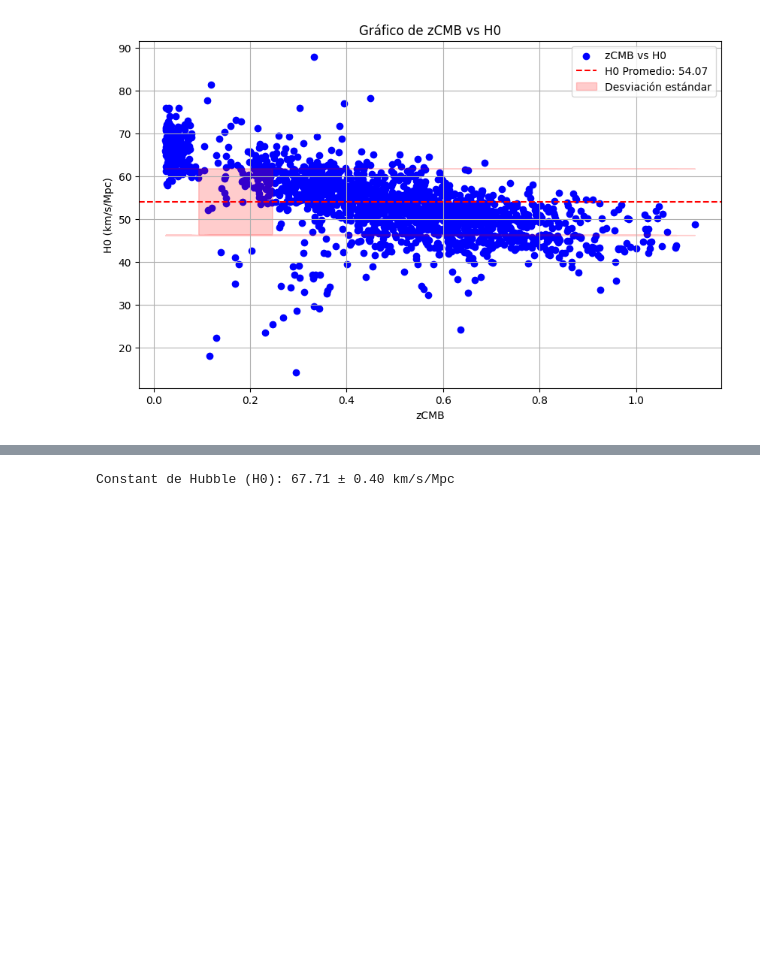
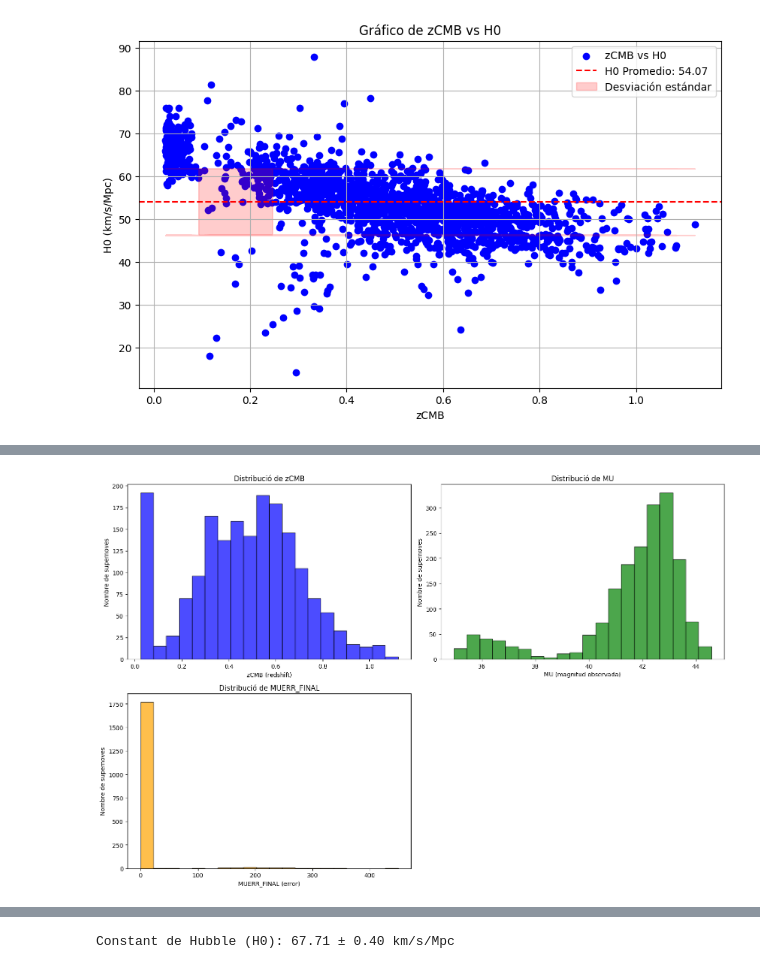
Before and after one commit to drfperez/lightkurve, a Jupyter notebook: HOCalculus.ipynb, the cells around one changed output, grey strips where cells are left out. Cells and saved outputs as stored; diff of their text form; code cells hidden in the pictures; blank space fills up the shorter version.

```diff
--- a/HOCalculus.ipynb
+++ b/HOCalculus.ipynb
@@ -64,0 +249,69 @@ Desviación estándar de H0: 7.74 km/s/Mpc
+# %%
+
+import pandas as pd
+import numpy as np
+import matplotlib.pyplot as plt
+
+# Carregar el CSV
+from google.colab import files
+uploaded = files.upload()
+
+# Carregar les dades al DataFrame
+df = pd.read_csv(io.BytesIO(uploaded[list(uploaded.keys())[0]]))
+
+# 1. Resum estadístic complet
+print("Resum estadístic de les dades:")
+print(df.describe(include='all'))
+
+# 2. Comprovació de valors nuls
+print("\nValors nuls per columna:")
+print(df.isnull().sum())
+
+# 3. Verificació de tipus de dades
+print("\nTipus de dades de cada columna:")
+print(df.dtypes)
+
+# 4. Valors únics per a columnes rellevants
+print("\nValors únics a 'IDSURVEY':", df['IDSURVEY'].unique())
+print("Valors únics a 'zCMB':", df['zCMB'].unique()[:5], "...")
+print("Valors únics a 'MU':", df['MU'].unique()[:5], "...")
+
+# 5. Histogrames per identificar distribucions
+plt.figure(figsize=(15, 10))
+
+plt.subplot(2, 2, 1)
+plt.hist(df['zCMB'], bins=20, edgecolor='black', alpha=0.7, color='blue')
+plt.xlabel('zCMB (redshift)')
+plt.ylabel('Nombre de supernoves')
+plt.title('Distribució de zCMB')
+
+plt.subplot(2, 2, 2)
+plt.hist(df['MU'], bins=20, edgecolor='black', alpha=0.7, color='green')
+plt.xlabel('MU (magnitud observada)')
+plt.ylabel('Nombre de supernoves')
+plt.title('Distribució de MU')
+
+plt.subplot(2, 2, 3)
+plt.hist(df['MUERR_FINAL'], bins=20, edgecolor='black', alpha=0.7, color='orange')
+plt.xlabel('MUERR_FINAL (error)')
+plt.ylabel('Nombre de supernoves')
+plt.title('Distribució de MUERR_FINAL')
+
+plt.tight_layout()
+plt.show()
+
+# 6. Detecció de valors atípics en MUERR_FINAL
+print("\nDades amb MUERR_FINAL > 5:")
+print(df[df['MUERR_FINAL'] > 5])
+
+# 7. Exemple de files del DataFrame
+print("\nMostra de les primeres files:")
+print(df.head())
+
+# 8. Comprovació de valors negatius en zCMB o MU
+print("\nValors amb zCMB <= 0:")
+print(df[df['zCMB'] <= 0])
+
+print("\nValors amb MU <= 0:")
+print(df[df['MU'] <= 0])
+# %% [output]
@@ -64,0 +336 @@ Desviación estándar de H0: 7.74 km/s/Mpc
+[figure, added]
```
Also changed, not shown: parts of 5 cells of this notebook.
